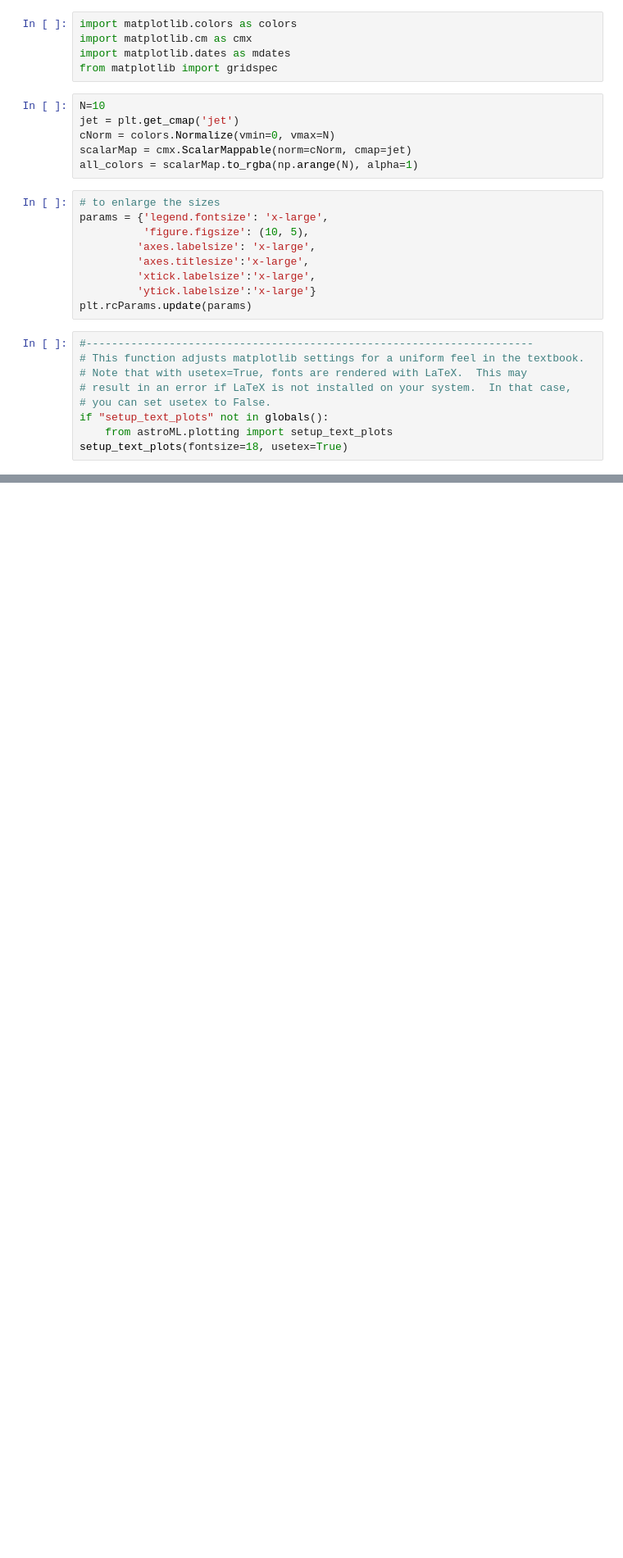
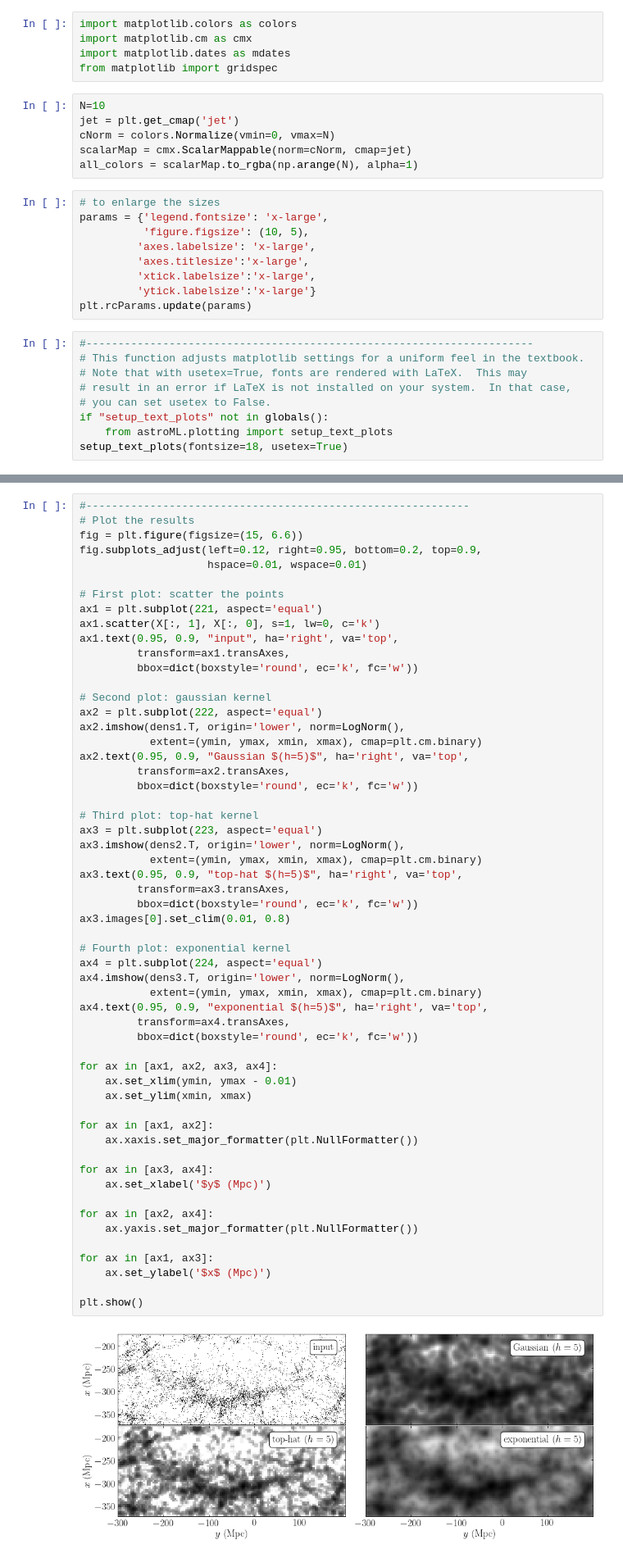
Before and after one commit to sylvielsstfr/MyAstroML, a Jupyter notebook: 2019/Chap6/fig_6_3_great_wall_KDE.ipynb, the cells around one changed output, grey strips where cells are left out. Shown: that part at 82% size. Drawn from its saved outputs; the diff is of its cells as text; blank space fills up the shorter version.

```diff
--- a/2019/Chap6/fig_6_3_great_wall_KDE.ipynb
+++ b/2019/Chap6/fig_6_3_great_wall_KDE.ipynb
@@ -229,0 +119,58 @@ plt.show()
+# %%
+#------------------------------------------------------------
+# Plot the results
+fig = plt.figure(figsize=(15, 6.6))
+fig.subplots_adjust(left=0.12, right=0.95, bottom=0.2, top=0.9,
+                    hspace=0.01, wspace=0.01)
+
+# First plot: scatter the points
+ax1 = plt.subplot(221, aspect='equal')
+ax1.scatter(X[:, 1], X[:, 0], s=1, lw=0, c='k')
+ax1.text(0.95, 0.9, "input", ha='right', va='top',
+         transform=ax1.transAxes,
+         bbox=dict(boxstyle='round', ec='k', fc='w'))
+
+# Second plot: gaussian kernel
+ax2 = plt.subplot(222, aspect='equal')
+ax2.imshow(dens1.T, origin='lower', norm=LogNorm(),
+           extent=(ymin, ymax, xmin, xmax), cmap=plt.cm.binary)
+ax2.text(0.95, 0.9, "Gaussian $(h=5)$", ha='right', va='top',
+         transform=ax2.transAxes,
+         bbox=dict(boxstyle='round', ec='k', fc='w'))
+
+# Third plot: top-hat kernel
+ax3 = plt.subplot(223, aspect='equal')
+ax3.imshow(dens2.T, origin='lower', norm=LogNorm(),
+           extent=(ymin, ymax, xmin, xmax), cmap=plt.cm.binary)
+ax3.text(0.95, 0.9, "top-hat $(h=5)$", ha='right', va='top',
+         transform=ax3.transAxes,
+         bbox=dict(boxstyle='round', ec='k', fc='w'))
+ax3.images[0].set_clim(0.01, 0.8)
+
+# Fourth plot: exponential kernel
+ax4 = plt.subplot(224, aspect='equal')
+ax4.imshow(dens3.T, origin='lower', norm=LogNorm(),
+           extent=(ymin, ymax, xmin, xmax), cmap=plt.cm.binary)
+ax4.text(0.95, 0.9, "exponential $(h=5)$", ha='right', va='top',
+         transform=ax4.transAxes,
+         bbox=dict(boxstyle='round', ec='k', fc='w'))
+
+for ax in [ax1, ax2, ax3, ax4]:
+    ax.set_xlim(ymin, ymax - 0.01)
+    ax.set_ylim(xmin, xmax)
+
+for ax in [ax1, ax2]:
+    ax.xaxis.set_major_formatter(plt.NullFormatter())
+
+for ax in [ax3, ax4]:
+    ax.set_xlabel('$y$ (Mpc)')
+
+for ax in [ax2, ax4]:
+    ax.yaxis.set_major_formatter(plt.NullFormatter())
+
+for ax in [ax1, ax3]:
+    ax.set_ylabel('$x$ (Mpc)')
+
+plt.show()
+# %% [output]
+[figure, added]
```
Also changed, not shown: parts of 31 cells of this notebook.
